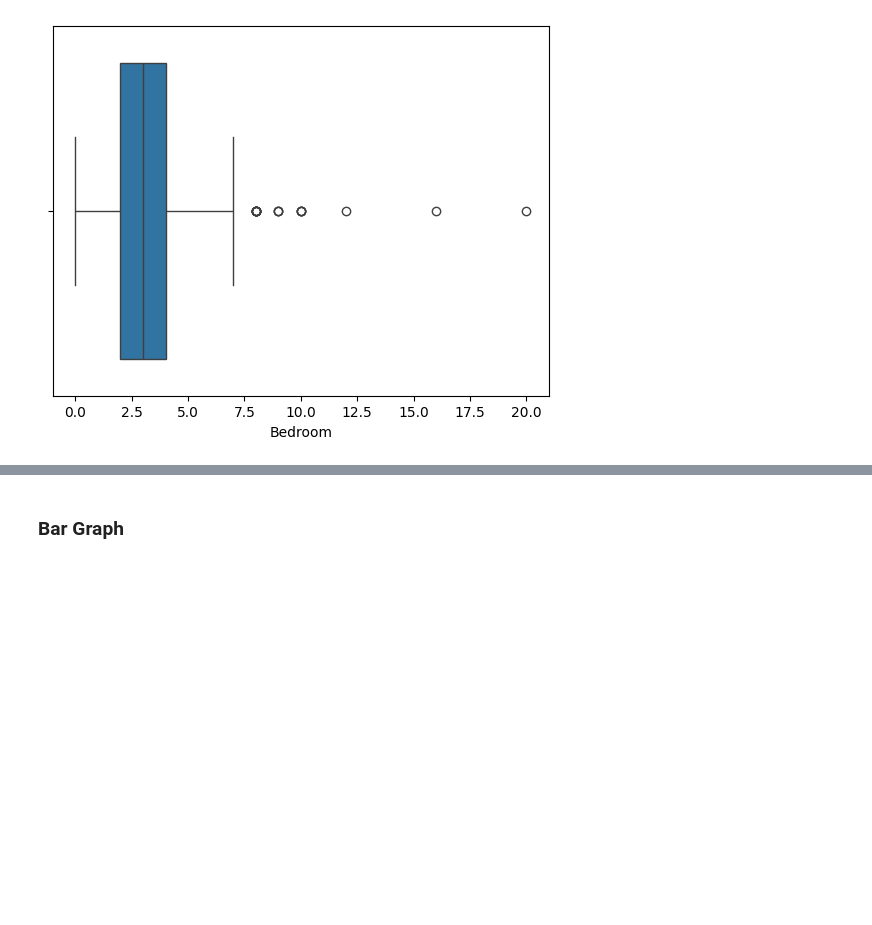
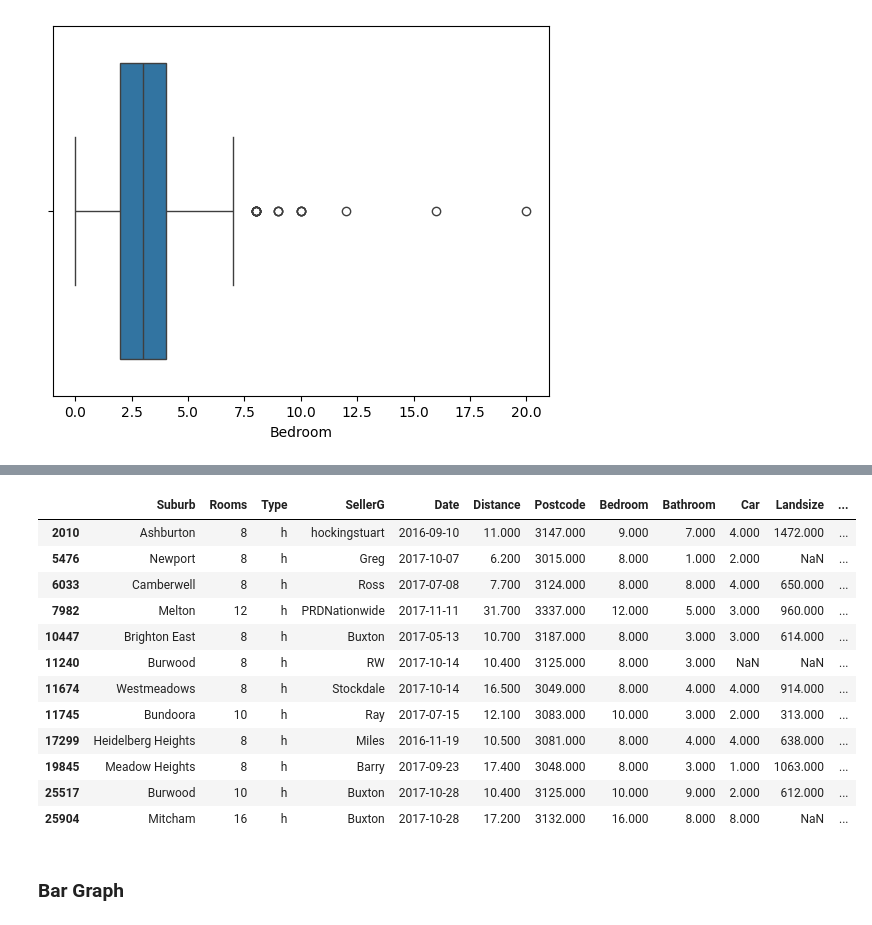
Before and after one commit to Austin-High-AP-CS-Principles/bigdata-melbourne-housing-notes-fwilson12, a Jupyter notebook: Melbourne_Housing_Original.ipynb, the cells around one changed output, grey strips where cells are left out. Saved outputs shown, nothing was run; the diff lists cells and outputs as text; code cells hidden in the pictures; blank space fills up the shorter version.

```diff
--- a/Melbourne_Housing_Original.ipynb
+++ b/Melbourne_Housing_Original.ipynb
@@ -693,3 +749,22 @@ data[data["Bedroom"] >8]
+# %%
+for entry in [18708, 15305, 8169, 8168, 1148, 2012]:
+    data = data.drop(entry).reset_index(drop=True)
+
+data[data["Bedroom"]>7.5]
+# %% [output]
+|  | Suburb | Rooms | Type | SellerG | Date | Distance | Postcode | Bedroom | Bathroom | Car | Landsize | ... |
+| 2010 | Ashburton | 8 | h | hockingstuart | 2016-09-10 | 11.000 | 3147.000 | 9.000 | 7.000 | 4.000 | 1472.000 | ... |
+| 5476 | Newport | 8 | h | Greg | 2017-10-07 | 6.200 | 3015.000 | 8.000 | 1.000 | 2.000 | NaN | ... |
+| 6033 | Camberwell | 8 | h | Ross | 2017-07-08 | 7.700 | 3124.000 | 8.000 | 8.000 | 4.000 | 650.000 | ... |
+| 7982 | Melton | 12 | h | PRDNationwide | 2017-11-11 | 31.700 | 3337.000 | 12.000 | 5.000 | 3.000 | 960.000 | ... |
+| 10447 | Brighton East | 8 | h | Buxton | 2017-05-13 | 10.700 | 3187.000 | 8.000 | 3.000 | 3.000 | 614.000 | ... |
+| 11240 | Burwood | 8 | h | RW | 2017-10-14 | 10.400 | 3125.000 | 8.000 | 3.000 | NaN | NaN | ... |
+| 11674 | Westmeadows | 8 | h | Stockdale | 2017-10-14 | 16.500 | 3049.000 | 8.000 | 4.000 | 4.000 | 914.000 | ... |
+| 11745 | Bundoora | 10 | h | Ray | 2017-07-15 | 12.100 | 3083.000 | 10.000 | 3.000 | 2.000 | 313.000 | ... |
+| 17299 | Heidelberg Heights | 8 | h | Miles | 2016-11-19 | 10.500 | 3081.000 | 8.000 | 4.000 | 4.000 | 638.000 | ... |
+| 19845 | Meadow Heights | 8 | h | Barry | 2017-09-23 | 17.400 | 3048.000 | 8.000 | 3.000 | 1.000 | 1063.000 | ... |
+| 25517 | Burwood | 10 | h | Buxton | 2017-10-28 | 10.400 | 3125.000 | 10.000 | 9.000 | 2.000 | 612.000 | ... |
+| 25904 | Mitcham | 16 | h | Buxton | 2017-10-28 | 17.200 | 3132.000 | 16.000 | 8.000 | 8.000 | NaN | ... |
 # %% [markdown]
 ### Bar Graph
 # %% [markdown]
```
Also changed, not shown: parts of 9 cells of this notebook.
